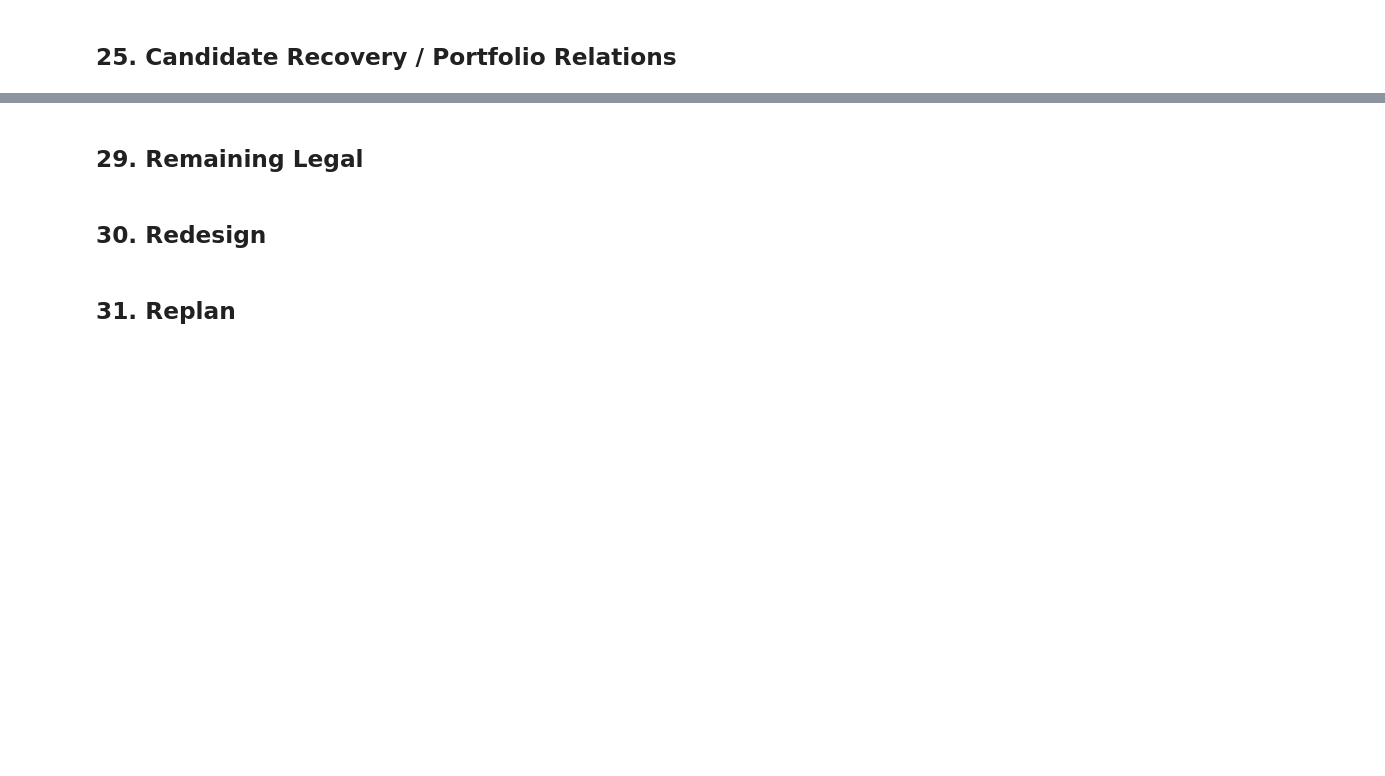
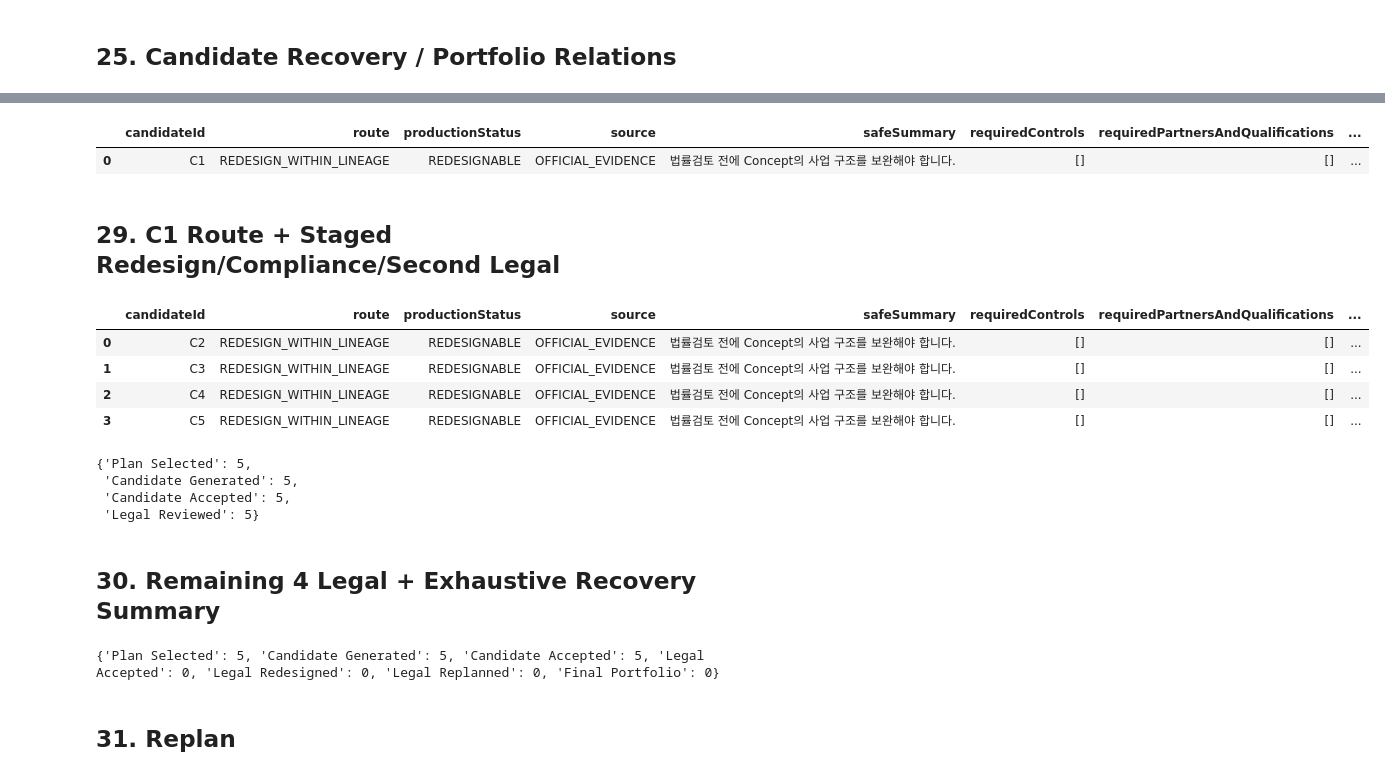
Before and after one commit to junwoooooooo/aivle_big_project, a Jupyter notebook: ai/notebooks/concept_portfolio_v2_lab.ipynb, the cells around one changed output, grey strips where cells are left out. Cells and saved outputs as stored; diff of their text form; code cells hidden in the pictures; blank space fills up the shorter version.

```diff
--- a/ai/notebooks/concept_portfolio_v2_lab.ipynb
+++ b/ai/notebooks/concept_portfolio_v2_lab.ipynb
@@ -175,5 +405,5 @@ display({'candidateId': candidates[0].candidateId if candidates else None,
 # %%
-RUN_FULL_LEGAL_C1 = False  # staged LIVE 확인 후 True
+RUN_FULL_LEGAL_C1 = True  # staged LIVE 확인 후 True
 legal_one = None
 if RUN_FULL_LEGAL_C1 and candidates:
     try:
@@ -183,32 +413,59 @@ if RUN_FULL_LEGAL_C1 and candidates:
         display(show_legal_failure(candidates[0].candidateId, engine.gateway))
 else:
     print('SKIPPED — RUN_FULL_LEGAL_C1=True로 명시해야 실행됩니다.')
+# %% [output]
+|  | candidateId | route | productionStatus | source | safeSummary | requiredControls | requiredPartnersAndQualifications | ... |
+| 0 | C1 | REDESIGN_WITHIN_LINEAGE | REDESIGNABLE | OFFICIAL_EVIDENCE | 법률검토 전에 Concept의 사업 구조를 보완해야 합니다. | [] | [] | ... |
 # %% [markdown]
-## 29. Remaining Legal
+## 29. C1 Route + Staged Redesign/Compliance/Second Legal
 # %%
-RUN_REMAINING_LEGAL = False
-legal_remaining = []
-if RUN_REMAINING_LEGAL and legal_one and len(candidates) > 1:
-    legal_remaining = await engine.review_legal(seed, candidates[1:])
-display(show_legal_result(legal_remaining) if legal_remaining else {'status': 'SKIPPED'})
-display({'Plan Selected': len(selected_plans),
-         'Candidate Generated': candidate_preparation.candidateGenerated,
-         'Candidate Accepted': len(candidates),
-         'Legal Reviewed': len(([legal_one] if legal_one else []) + legal_remaining)})
+c1_portfolio, c1_legal_all, c1_required_inputs, c1_redesigned, c1_replanned = ([], [], [], 0, 0)
+if legal_one and candidates:
+    c1_portfolio, c1_legal_all, c1_required_inputs, c1_redesigned, c1_replanned = await engine.resolve_legal(
+        seed, candidate_preparation.usedPlans, candidates[:1], [legal_one])
+display({'initialRoute': legal_one.route.value if legal_one else 'SKIPPED',
+         'redesignRequirements': legal_one.redesignRequirements if legal_one else [],
+         'recoveryReviews': [item.model_dump(mode='json') for item in c1_legal_all[1:]],
+         'requiredInputs': c1_required_inputs, 'terminalCandidates': len(c1_portfolio),
+         'redesigned': c1_redesigned, 'replanned': c1_replanned})
+# %% [output]
+|  | candidateId | route | productionStatus | source | safeSummary | requiredControls | requiredPartnersAndQualifications | ... |
+| 0 | C2 | REDESIGN_WITHIN_LINEAGE | REDESIGNABLE | OFFICIAL_EVIDENCE | 법률검토 전에 Concept의 사업 구조를 보완해야 합니다. | [] | [] | ... |
+| 1 | C3 | REDESIGN_WITHIN_LINEAGE | REDESIGNABLE | OFFICIAL_EVIDENCE | 법률검토 전에 Concept의 사업 구조를 보완해야 합니다. | [] | [] | ... |
+| 2 | C4 | REDESIGN_WITHIN_LINEAGE | REDESIGNABLE | OFFICIAL_EVIDENCE | 법률검토 전에 Concept의 사업 구조를 보완해야 합니다. | [] | [] | ... |
+| 3 | C5 | REDESIGN_WITHIN_LINEAGE | REDESIGNABLE | OFFICIAL_EVIDENCE | 법률검토 전에 Concept의 사업 구조를 보완해야 합니다. | [] | [] | ... |
+{'Plan Selected': 5,
+ 'Candidate Generated': 5,
+ 'Candidate Accepted': 5,
+ 'Legal Reviewed': 5}
 # %% [markdown]
-## 30. Redesign
+## 30. Remaining 4 Legal + Exhaustive Recovery Summary
 # %%
+RUN_REMAINING_LEGAL = True
+legal_remaining = []
+portfolio, legal_all, required_inputs = (list(c1_portfolio), list(c1_legal_all), list(c1_required_inputs))
+redesigned_count, replanned_count = c1_redesigned, c1_replanned
+c1_terminal = bool(c1_portfolio or c1_required_inputs or (c1_legal_all and c1_legal_all[-1].route.value == 'SYSTEM_FAILURE'))
+if RUN_REMAINING_LEGAL and c1_terminal and len(candidates) > 1:
+    legal_remaining = await engine.review_legal(seed, candidates[1:])
+    rest_portfolio, rest_legal, rest_inputs, rest_redesigned, rest_replanned = await engine.resolve_legal(
+        seed, candidate_preparation.usedPlans, candidates[1:], legal_remaining)
+    portfolio += rest_portfolio; legal_all += rest_legal; required_inputs += rest_inputs
+    redesigned_count += rest_redesigned; replanned_count += rest_replanned
+else:
+    print('SKIPPED — C1이 정상 terminal에 도달한 후 remaining Legal을 실행합니다.')
 legal_initial = ([legal_one] if legal_one else []) + legal_remaining
-portfolio, legal_all, required_inputs, redesigned_count, replanned_count = ([], legal_initial, [], 0, 0)
-if len(legal_initial) == len(candidates) and candidates:
-    portfolio, legal_all, required_inputs, redesigned_count, replanned_count = await engine.resolve_legal(
-        seed, candidate_preparation.usedPlans, candidates, legal_initial)
+display({'recoveryTrace': [item.model_dump(mode='json') for item in legal_all
+                           if item.candidateId not in {x.candidateId for x in legal_initial}],
+         'requiredInputs': required_inputs, 'metrics': engine._legal_metrics})
 print({'Plan Selected': len(selected_plans),
        'Candidate Generated': candidate_preparation.candidateGenerated,
        'Candidate Accepted': len(candidates),
        'Legal Accepted': sum(item.route.value == 'ACCEPT' for item in legal_all),
        'Legal Redesigned': redesigned_count, 'Legal Replanned': replanned_count,
        'Final Portfolio': len(portfolio)})
+# %% [output]
+{'Plan Selected': 5, 'Candidate Generated': 5, 'Candidate Accepted': 5, 'Legal Accepted': 0, 'Legal Redesigned': 0, 'Legal Replanned': 0, 'Final Portfolio': 0}
 # %% [markdown]
 ## 31. Replan
 # %%
```
Also changed, not shown: parts of 46 cells of this notebook, 51 other files.
